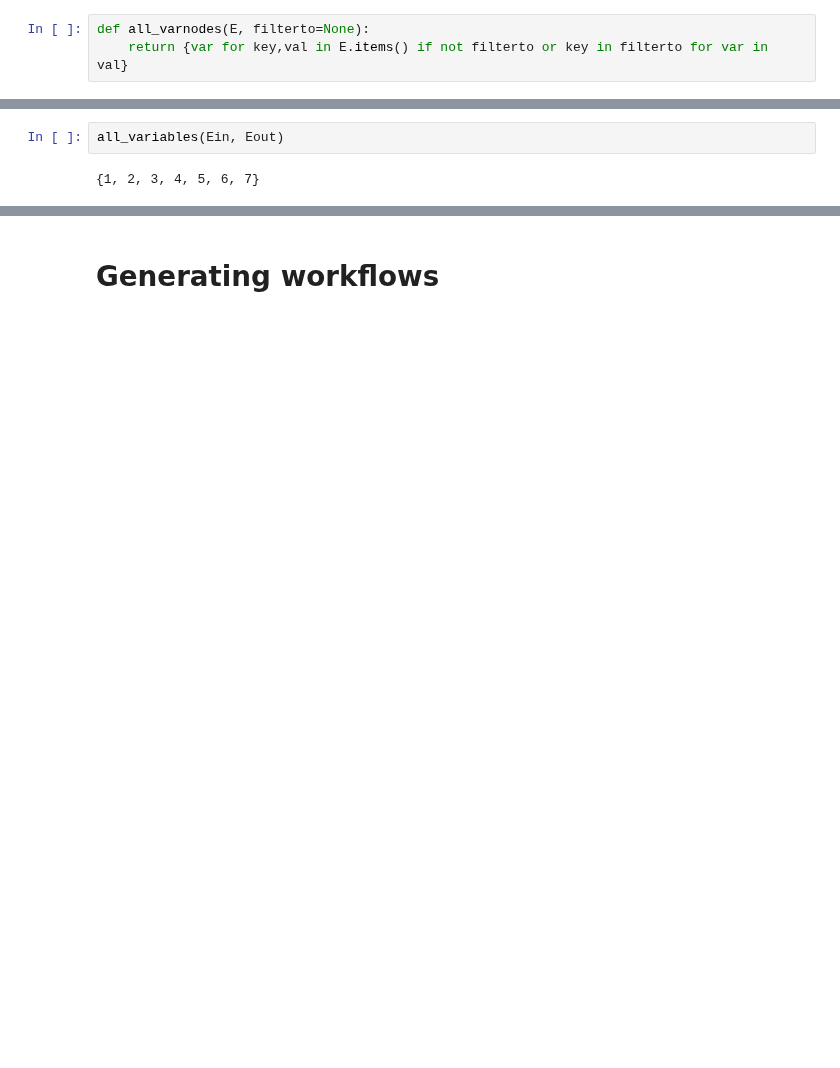
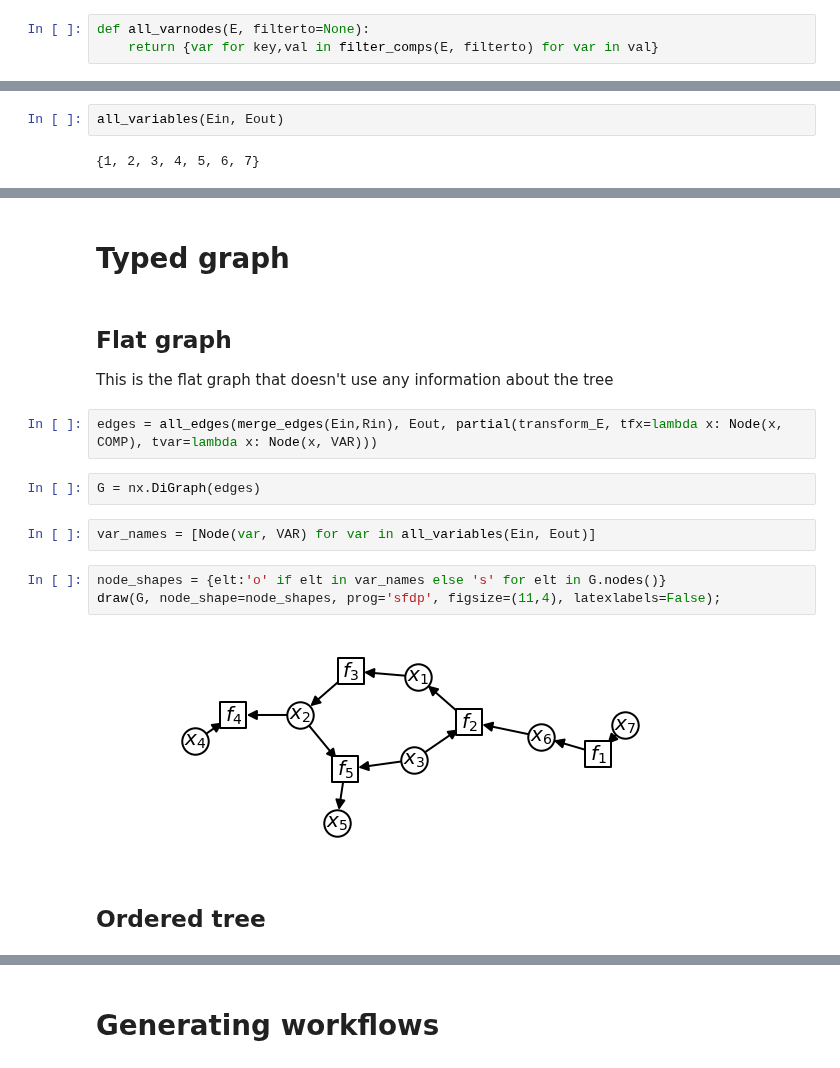
Before and after one commit to norheim/minimdo, a Jupyter notebook: ds_theory.ipynb, the cells around one changed output, grey strips where cells are left out. Saved outputs shown, nothing was run; the diff lists cells and outputs as text; blank space fills up the shorter version.

```diff
--- a/ds_theory.ipynb
+++ b/ds_theory.ipynb
@@ -81,6 +84,6 @@ f = {
 # %%
 def all_varnodes(E, filterto=None):
-    return {var for key,val in E.items() if not filterto or key in filterto for var in val}
+    return {var for key,val in filter_comps(E, filterto) for var in val}
 # %%
 def all_variables(Ein, Eout, filterto=None):
     return all_varnodes(Ein, filterto).union(all_varnodes(Eout, filterto)-{None})
@@ -99,2 +102,20 @@ global_inputs(Ein, Eout)
 # %% [output]
 {3, 4, 7}
+# %% [markdown]
+# Typed graph
+# %% [markdown]
+## Flat graph
+This is the flat graph that doesn't use any information about the tree
+# %%
+edges = all_edges(merge_edges(Ein,Rin), Eout, partial(transform_E, tfx=lambda x: Node(x, COMP), tvar=lambda x: Node(x, VAR)))
+# %%
+G = nx.DiGraph(edges)
+# %%
+var_names = [Node(var, VAR) for var in all_variables(Ein, Eout)]
+# %%
+node_shapes = {elt:'o' if elt in var_names else 's' for elt in G.nodes()}
+draw(G, node_shape=node_shapes, prog='sfdp', figsize=(11,4), latexlabels=False);
+# %% [output]
+[figure, added]
+# %% [markdown]
+## Ordered tree
```
Also changed, not shown: parts of 105 cells of this notebook, 4 other files.
